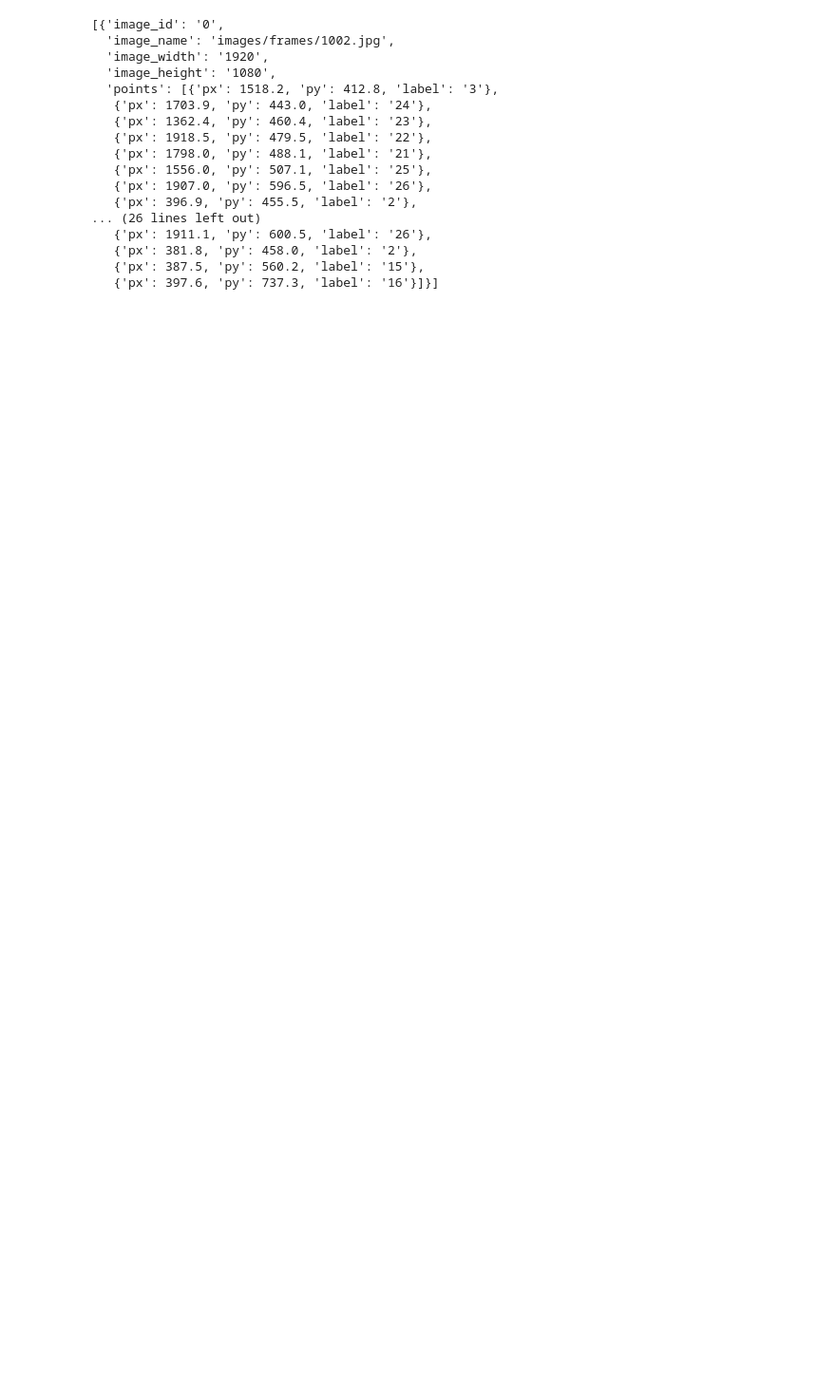
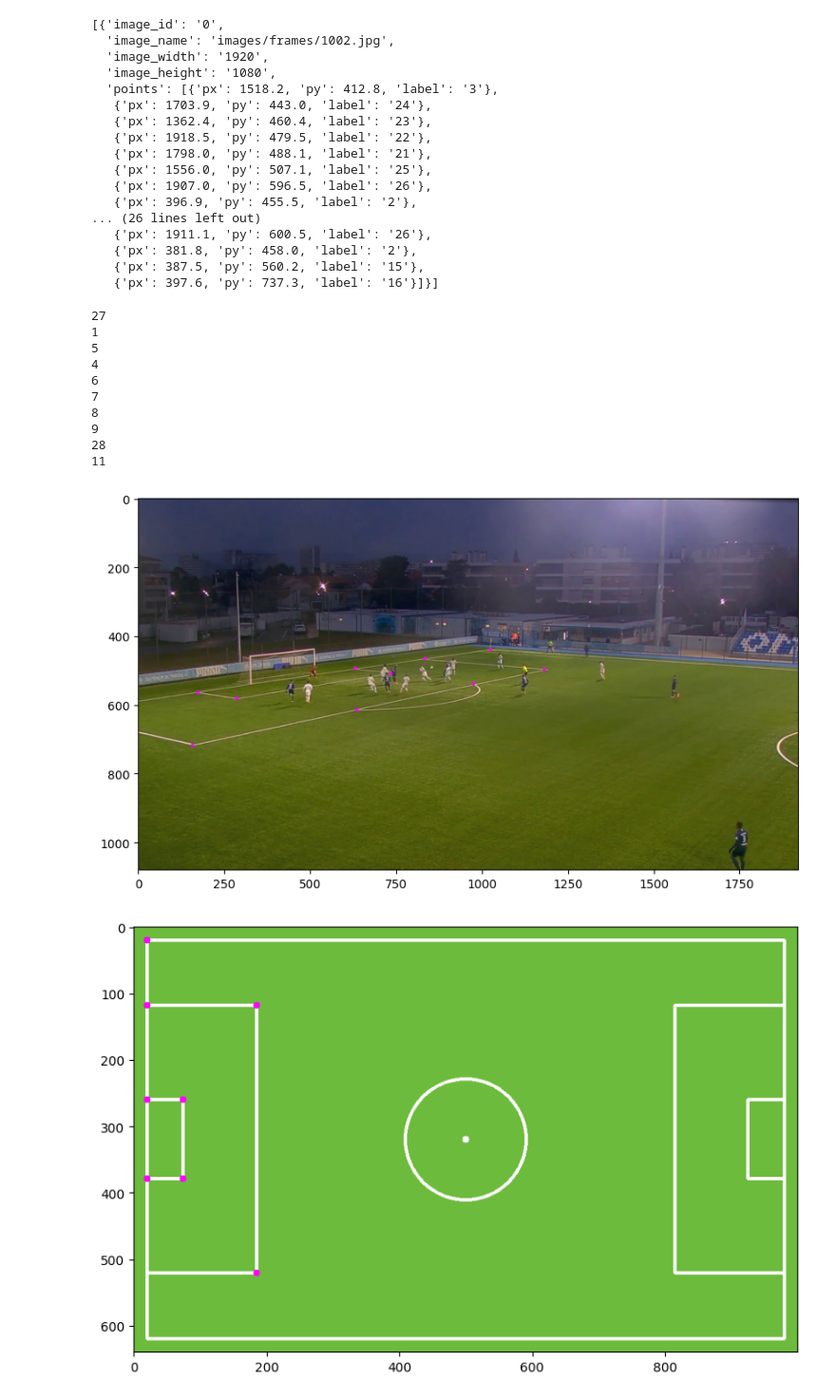
Before and after one commit to Lidan0241/YOLOv8, a Jupyter notebook: homo.ipynb, the cells around one changed output. Shown at 95% size. Saved outputs shown, nothing was run; the diff lists cells and outputs as text; code cells hidden in the pictures; blank space fills up the shorter version.

```diff
--- a/homo.ipynb
+++ b/homo.ipynb
@@ -396,23 +396,38 @@ pts_2D = SoccerFieldFactory().extract_keypoint()
 # %%
 def plot_pitch(num_frames):
     field = SoccerFieldFactory().draw_pitch()
     a = annot[num_frames]
     image = cv2.imread(image_folder + a["image_name"].split("/")[-1])
     image = cv2.cvtColor(image, cv2.COLOR_BGR2RGB)
 
     for point in a["points"]:
         cv2.circle(image, (int(point["px"]), int(point["py"])), 5, (255, 0, 255), -1)
         print(point["label"])
         pt2D = pts_2D[int(point["label"]) - 1] if (int(point["label"]) - 1) < len(pts_2D) else None
         if pt2D is not None:
             cv2.circle(field, (pt2D[0], pt2D[1]), 5, (255, 0, 255), -1)
 
 
-    plt.figure(figsize=(13,8))
+    plt.figure(figsize=(10,6))
     plt.imshow(image)
     plt.show()
-    plt.figure(figsize=(15, 7))
+    plt.figure(figsize=(10, 6))
     plt.imshow(field)
+
+plot_pitch(300)
+# %% [output]
+27
+1
+5
+4
+6
+7
+8
+9
+28
+11
+[figure, added]
+[figure, added]
 # %%
 from ultralytics import YOLO
 
```
Also changed, not shown: parts of 6 cells of this notebook, 1 other file.
